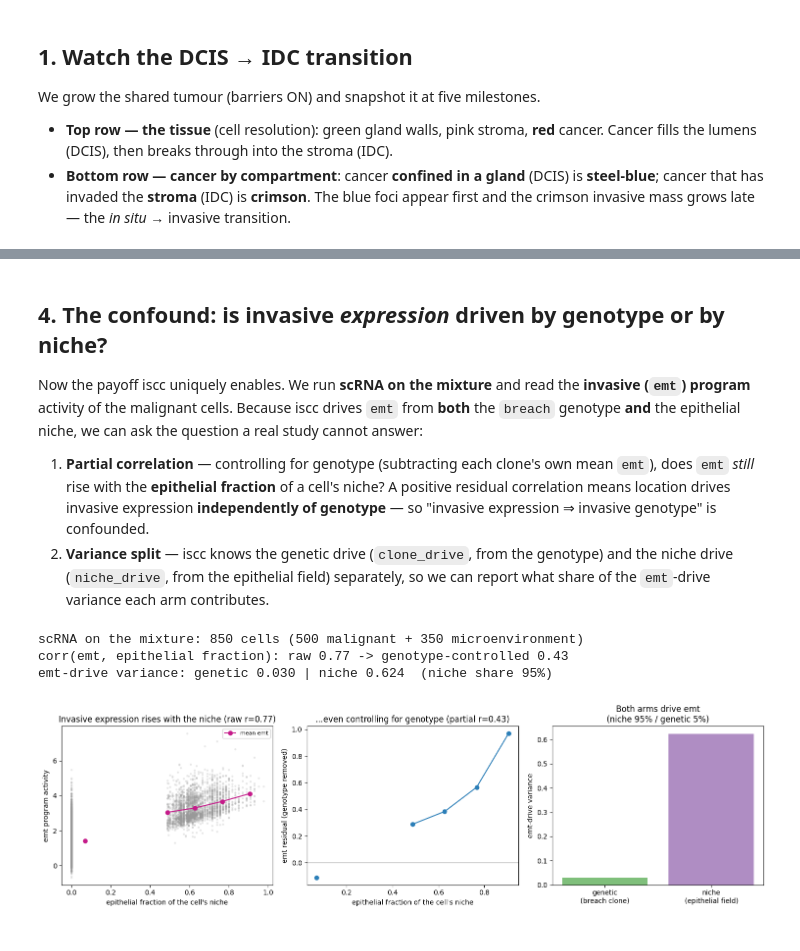
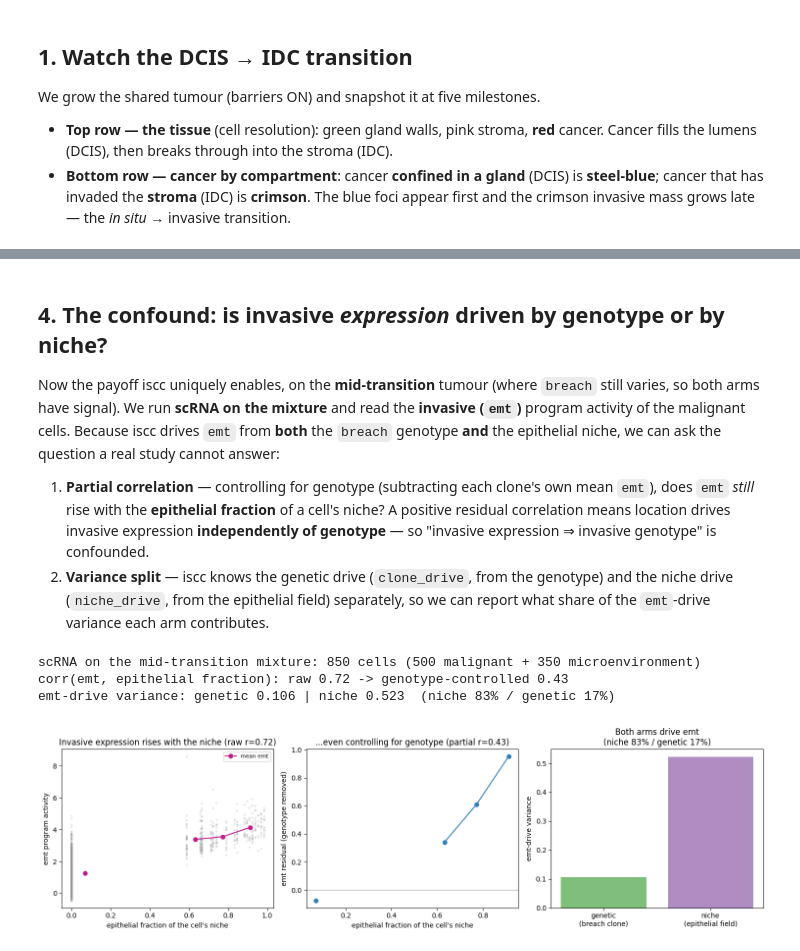
Before and after one commit to pedrofale/iscc, a Jupyter notebook: notebooks/compartment_selection_confound.ipynb, the cells around one changed output, grey strips where cells are left out. Saved outputs shown, nothing was run; the diff lists cells and outputs as text; code cells hidden in the pictures.

```diff
--- a/notebooks/compartment_selection_confound.ipynb
+++ b/notebooks/compartment_selection_confound.ipynb
@@ -46,6 +46,7 @@ We grow the shared tumour (barriers ON) and snapshot it at five milestones.
   cancer that has invaded the **stroma** (IDC) is **crimson**. The blue foci appear first and the
   crimson invasive mass grows late — the *in situ* → invasive transition.
 # %%
+import matplotlib.patches as mpatches
 MILESTONES = [40, 400, 1500, 5000, 10000]
 t = GenotypeTumor(seed=B.BASE_SEED, genome_params=B.GENOME, selection_params=B.SELECTION,
                   cancer_cell_params=B.CANCER, deme_params=B.DEME, spatial_params=B.SPATIAL,
@@ -56,8 +57,9 @@ while True:
     on_traj.append((t.step, ncan, B.stroma_cancer_pct(t)))
     if mi < len(MILESTONES) and ncan >= MILESTONES[mi]:
         t.make_cell_data()
+        img, _ = B.expanded_tissue_rgb(t, section_frac=0.4)   # fast tissue section (no per-clone Muller colormap)
         snaps.append(dict(ncan=ncan, ngl=len(B.glands_colonised(t)), stroma=B.stroma_cancer_pct(t),
-                          cd=t.cell_data, gland_grid=B.cancer_gland_grid(t)))
+                          img=img, gland_grid=B.cancer_gland_grid(t)))
         mi += 1
     if ncan >= MILESTONES[-1]:
         break
@@ -69,15 +71,18 @@ assert B._n_cancer(t) >= 10000
 
 ncol = len(snaps)
 fig, axes = plt.subplots(2, ncol, figsize=(3.0 * ncol, 6.6), constrained_layout=True)
+tissue_legend = [mpatches.Patch(color=(0.17, 0.55, 0.24), label="epithelial"),
+                 mpatches.Patch(color=(0.98, 0.80, 0.86), label="stromal"),
+                 mpatches.Patch(color=(0.84, 0.15, 0.16), label="cancer")]
 for k, s in enumerate(snaps):
-    viz.plot_grid(s["cd"], t.grid_size, t.traces, t.genotypes_parents, color=["cell_type"],
-                  ax=axes[0, k], expand_demes=True, section_frac=0.4, cancer_color="#d62728")
+    axes[0, k].imshow(s["img"], interpolation="nearest"); axes[0, k].set_xticks([]); axes[0, k].set_yticks([])
     axes[0, k].set_title(f"{s['ncan']:,} cancer · {s['ngl']}/{t.n_glands} glands\nstroma {s['stroma']:.0f}%",
                          fontsize=9)
     grid = s["gland_grid"]; rgb = np.ones((*grid.shape, 3))
     rgb[grid >= 0] = (0.17, 0.45, 0.71)   # confined DCIS  -> steel blue
     rgb[grid == -1] = (0.77, 0.10, 0.18)  # stroma-invaded IDC -> crimson
     axes[1, k].imshow(rgb, interpolation="nearest"); axes[1, k].set_xticks([]); axes[1, k].set_yticks([])
+axes[0, 0].legend(handles=tissue_legend, fontsize=7, loc="upper right", framealpha=0.85)
 axes[0, 0].set_ylabel("tissue (cells)\ngreen wall · red cancer · pink stroma", fontsize=8)
 axes[1, 0].set_ylabel("cancer by compartment\nblue = in-gland DCIS · red = stroma IDC", fontsize=8)
 fig.suptitle("Compartment selection: confined multi-focal DCIS breaking out into the stroma (IDC)", fontsize=13)
@@ -178,9 +216,10 @@ mean breach — ON 0.93 vs OFF 0.77
 # %% [markdown]
 ## 4. The confound: is invasive *expression* driven by genotype or by niche?
 
-Now the payoff iscc uniquely enables. We run **scRNA on the mixture** and read the **invasive (`emt`)
-program** activity of the malignant cells. Because iscc drives `emt` from **both** the `breach` genotype
-**and** the epithelial niche, we can ask the question a real study cannot answer:
+Now the payoff iscc uniquely enables, on the **mid-transition** tumour (where `breach` still varies, so
+both arms have signal). We run **scRNA on the mixture** and read the **invasive (`emt`)** program
+activity of the malignant cells. Because iscc drives `emt` from **both** the `breach` genotype **and**
+the epithelial niche, we can ask the question a real study cannot answer:
 
 1. **Partial correlation** — controlling for genotype (subtracting each clone's own mean `emt`), does
    `emt` *still* rise with the **epithelial fraction** of a cell's niche? A positive residual
@@ -190,66 +229,68 @@ program** activity of the malignant cells. Because iscc drives `emt` from **both
    drive (`niche_drive`, from the epithelial field) separately, so we can report what share of the
    `emt`-drive variance each arm contributes.
 # %%
-# scRNA on a realistic-purity mixture (establish we're reading observed expression of the mixture)
+# scRNA on the MID-TRANSITION mixture (established observed expression of the mixture); read the emt program
 rng = np.random.default_rng(0)
-idx = np.asarray(cd["cell_type"].index)
-cancer_cells = list(rng.choice(idx[cancer], size=500, replace=False))
-normal_cells = list(rng.choice(idx[np.isin(ty, ("epithelial", "stromal"))], size=350, replace=False))
+idx = np.asarray(cd_m["cell_type"].index)
+cancer_ids = idx[cancer_m]; normal_ids = idx[np.isin(ty_m, ("epithelial", "stromal"))]
+cancer_cells = list(rng.choice(cancer_ids, size=min(500, len(cancer_ids)), replace=False))
+normal_cells = list(rng.choice(normal_ids, size=min(350, len(normal_ids)), replace=False))
 mixture = cancer_cells + normal_cells
-_ = scRNA(n_cells=len(mixture), protocol="10x", seed=1).run(cd, cell_subset=mixture)
-print(f"scRNA on the mixture: {len(mixture)} cells ({len(cancer_cells)} malignant + {len(normal_cells)} microenvironment)")
+_ = scRNA(n_cells=len(mixture), protocol="10x", seed=1).run(cd_m, cell_subset=mixture)
+print(f"scRNA on the mid-transition mixture: {len(mixture)} cells "
+      f"({len(cancer_cells)} malignant + {len(normal_cells)} microenvironment)")
 
-# the invasive-program activity (ground truth iscc knows) + the niche it sits in, malignant cells only
-emt_k = list(t.programs.dictionary.program_names).index("emt")
-emt = cd["cell_program"].values[:, emt_k]
-epi_frac = B.cell_epithelial_fraction(t)
-gid = cd["cell_type"]["cell_id"].values
-emt_c, epi_c, gid_c = emt[cancer], epi_frac[cancer], gid[cancer]
+# invasive-program activity (ground truth) + the niche it sits in, malignant cells only
+emt_k = list(t_mid.programs.dictionary.program_names).index("emt")
+emt = cd_m["cell_program"].values[:, emt_k]
+epi_frac = B.cell_epithelial_fraction(t_mid)
+gid = cd_m["cell_type"]["cell_id"].values
+emt_c, epi_c, gid_c = emt[cancer_m], epi_frac[cancer_m], gid[cancer_m]
 
 # (1) genotype-controlled (partial) correlation: subtract each clone's own mean emt
 resid = emt_c.astype(float).copy()
 for g in np.unique(gid_c):
     m = gid_c == g
     resid[m] = emt_c[m] - emt_c[m].mean()
 r_raw = np.corrcoef(emt_c, epi_c)[0, 1]
 r_partial = np.corrcoef(resid, epi_c)[0, 1]
 
 # (2) variance split: iscc's genetic (clone_drive) vs niche (niche_drive) emt drive
-niche_emt = t.programs.niche_drive(
-    {"epithelial": t.microenv_truth["epithelial"], "stromal": t.microenv_truth["stromal"]}
-)[:, emt_k][cd["cell_deme"]["deme_id"].values]
-gen_emt = np.array([t.programs.clone_drive(r.evolutionary_parameters, r.baseline_rates, r.get_snvs())[emt_k]
-                    if r.type == "cancer" else 0.0 for r in (t.genotypes[g] for g in gid)])
-var_gen, var_niche = float(np.var(gen_emt[cancer])), float(np.var(niche_emt[cancer]))
+niche_emt = t_mid.programs.niche_drive(
+    {"epithelial": t_mid.microenv_truth["epithelial"], "stromal": t_mid.microenv_truth["stromal"]}
+)[:, emt_k][cd_m["cell_deme"]["deme_id"].values]
+gen_emt = np.array([t_mid.programs.clone_drive(r.evolutionary_parameters, r.baseline_rates, r.get_snvs())[emt_k]
+                    if r.type == "cancer" else 0.0 for r in (t_mid.genotypes[g] for g in gid)])
+var_gen, var_niche = float(np.var(gen_emt[cancer_m])), float(np.var(niche_emt[cancer_m]))
 frac_niche = var_niche / (var_gen + var_niche)
 print(f"corr(emt, epithelial fraction): raw {r_raw:.2f} -> genotype-controlled {r_partial:.2f}")
-print(f"emt-drive variance: genetic {var_gen:.3f} | niche {var_niche:.3f}  (niche share {frac_niche*100:.0f}%)")
+print(f"emt-drive variance: genetic {var_gen:.3f} | niche {var_niche:.3f}  "
+      f"(niche {frac_niche*100:.0f}% / genetic {100-frac_niche*100:.0f}%)")
 
 fig, axes = plt.subplots(1, 3, figsize=(15, 4.4))
-# binned emt vs epithelial fraction (raw and genotype-controlled residual)
 bins = np.linspace(0, epi_c.max() + 1e-9, 8)
 bc = 0.5 * (bins[1:] + bins[:-1]); which = np.clip(np.digitize(epi_c, bins) - 1, 0, len(bc) - 1)
 raw_m = [emt_c[which == i].mean() if (which == i).any() else np.nan for i in range(len(bc))]
 res_m = [resid[which == i].mean() if (which == i).any() else np.nan for i in range(len(bc))]
 axes[0].scatter(epi_c, emt_c, s=5, alpha=0.15, color="0.6")
 axes[0].plot(bc, raw_m, "-o", color="#c51b8a", label="mean emt")
 axes[0].set_xlabel("epithelial fraction of the cell's niche"); axes[0].set_ylabel("emt program activity")
 axes[0].set_title(f"Invasive expression rises with the niche (raw r={r_raw:.2f})"); axes[0].legend(fontsize=8)
 axes[1].axhline(0, color="0.7", lw=1)
 axes[1].plot(bc, res_m, "-o", color="#2c7fb8")
 axes[1].set_xlabel("epithelial fraction of the cell's niche")
 axes[1].set_ylabel("emt residual (genotype removed)")
 axes[1].set_title(f"...even controlling for genotype (partial r={r_partial:.2f})")
 axes[2].bar(["genetic\n(breach clone)", "niche\n(epithelial field)"], [var_gen, var_niche],
             color=["#7fbf7b", "#af8dc3"])
 axes[2].set_ylabel("emt-drive variance")
 axes[2].set_title(f"Both arms drive emt\n(niche {frac_niche*100:.0f}% / genetic {100-frac_niche*100:.0f}%)")
 plt.tight_layout()
 # %% [output]
-scRNA on the mixture: 850 cells (500 malignant + 350 microenvironment)
-corr(emt, epithelial fraction): raw 0.77 -> genotype-controlled 0.43
-emt-drive variance: genetic 0.030 | niche 0.624  (niche share 95%)
+scRNA on the mid-transition mixture: 850 cells (500 malignant + 350 microenvironment)
+corr(emt, epithelial fraction): raw 0.72 -> genotype-controlled 0.43
+emt-drive variance: genetic 0.106 | niche 0.523  (niche 83% / genetic 17%)
-[figure, old version]
+[figure, new version]
 # %% [markdown]
 ## What this shows
 
```
Also changed, not shown: parts of 6 cells of this notebook, 10 other files.
